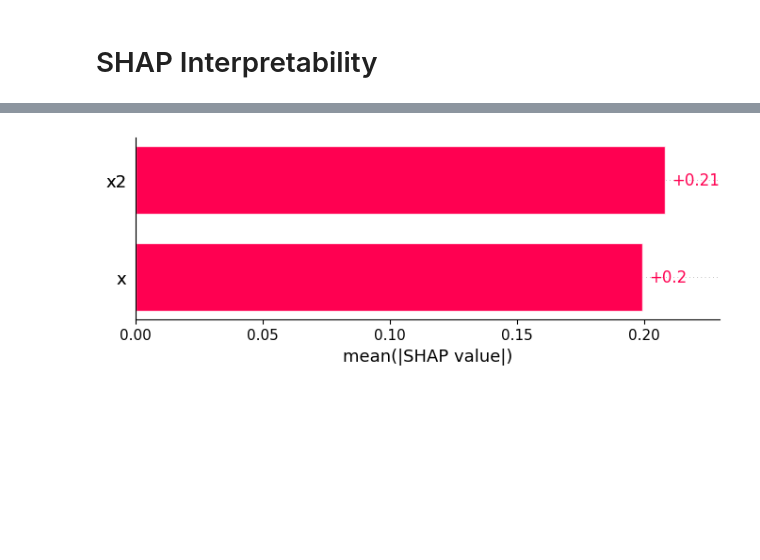
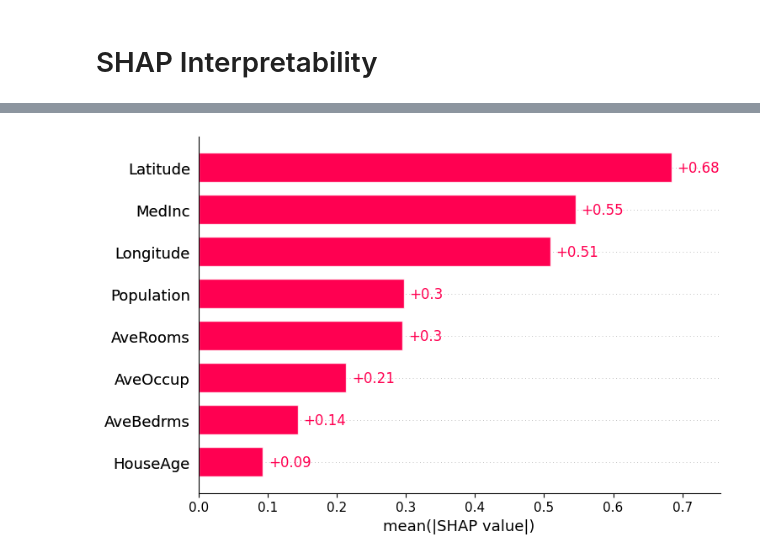
Before and after one commit to StatMixedML/LightGBMLSS, a Jupyter notebook: docs/examples/Gamma_Regression_BostonHousing.ipynb, the cells around one changed output, grey strips where cells are left out. Drawn from its saved outputs; the diff is of its cells as text; code cells hidden in the pictures; blank space fills up the shorter version.

```diff
--- a/examples/simulation_example_StudentT.ipynb
+++ b/docs/examples/Gamma_Regression_BostonHousing.ipynb
@@ -24,3 +15,11 @@ dtrain = lgb.Dataset(X_train, label=y_train)
+# %%
+housing_data = datasets.fetch_california_housing()
+X, y = housing_data["data"], housing_data["target"]
+feature_names = housing_data["feature_names"]
+
+X_train, X_test, y_train, y_test = train_test_split(X, y, test_size=0.2, random_state=123)
+
+dtrain = lgb.Dataset(X_train, label=y_train)
 # %% [markdown]
 # Distribution Selection
 # %%
@@ -100,0 +57,21 @@ opt_param = lgblss.hyper_opt(param_dict,
+# %%
+param_dict = {
+    "eta":                      ["float", {"low": 1e-5,   "high": 1,     "log": True}],
+    "max_depth":                ["int",   {"low": 1,      "high": 10,    "log": False}],
+    "subsample":                ["float", {"low": 0.2,    "high": 1.0,   "log": False}],
+    "feature_fraction":         ["float", {"low": 0.2,    "high": 1.0,   "log": False}],
+    "boosting":                 ["categorical", ["gbdt"]],
+}
+
+np.random.seed(123)
+opt_param = lgblss.hyper_opt(param_dict,
+                             dtrain,
+                             num_boost_round=100,        # Number of boosting iterations.
+                             nfold=5,                    # Number of cv-folds.
+                             early_stopping_rounds=20,   # Number of early-stopping rounds
+                             max_minutes=20,             # Time budget in minutes, i.e., stop study after the given number of minutes.
+                             n_trials=30,                # The number of trials. If this argument is set to None, there is no limitation on the number of trials.
+                             silence=False,              # Controls the verbosity of the trail, i.e., user can silence the outputs of the trail.
+                             seed=123,                   # Seed used to generate cv-folds.
+                             hp_seed=None                # Seed for random number generator used in the Bayesian hyperparameter search.
+                            )
@@ -182,10 +164,12 @@ plt.show()
 # %% [markdown]
 # SHAP Interpretability
 # %%
-# Partial Dependence Plot of how x acts on scale parameter
-lgblss.plot(X_test,
-            parameter="scale",
-            feature="x",
+# Partial Dependence Plot
+shap_df = pd.DataFrame(X_train, columns=feature_names)
+
+lgblss.plot(shap_df,
+            parameter="concentration",
+            feature=feature_names[0],
             plot_type="Partial_Dependence")
 # %% [output]
 [interactive output not drawn]
@@ -193,8 +177,8 @@ lgblss.plot(X_test,
 # %%
-# Feature Importance of scale parameter
-lgblss.plot(X_test,
-            parameter="scale",
+# Feature Importance
+lgblss.plot(shap_df,
+            parameter="concentration",
             plot_type="Feature_Importance")
 # %% [output]
 [interactive output not drawn]
-[figure, old version]
+[figure, new version]
```
Also changed, not shown: parts of 15 cells of this notebook, 22 other files.
